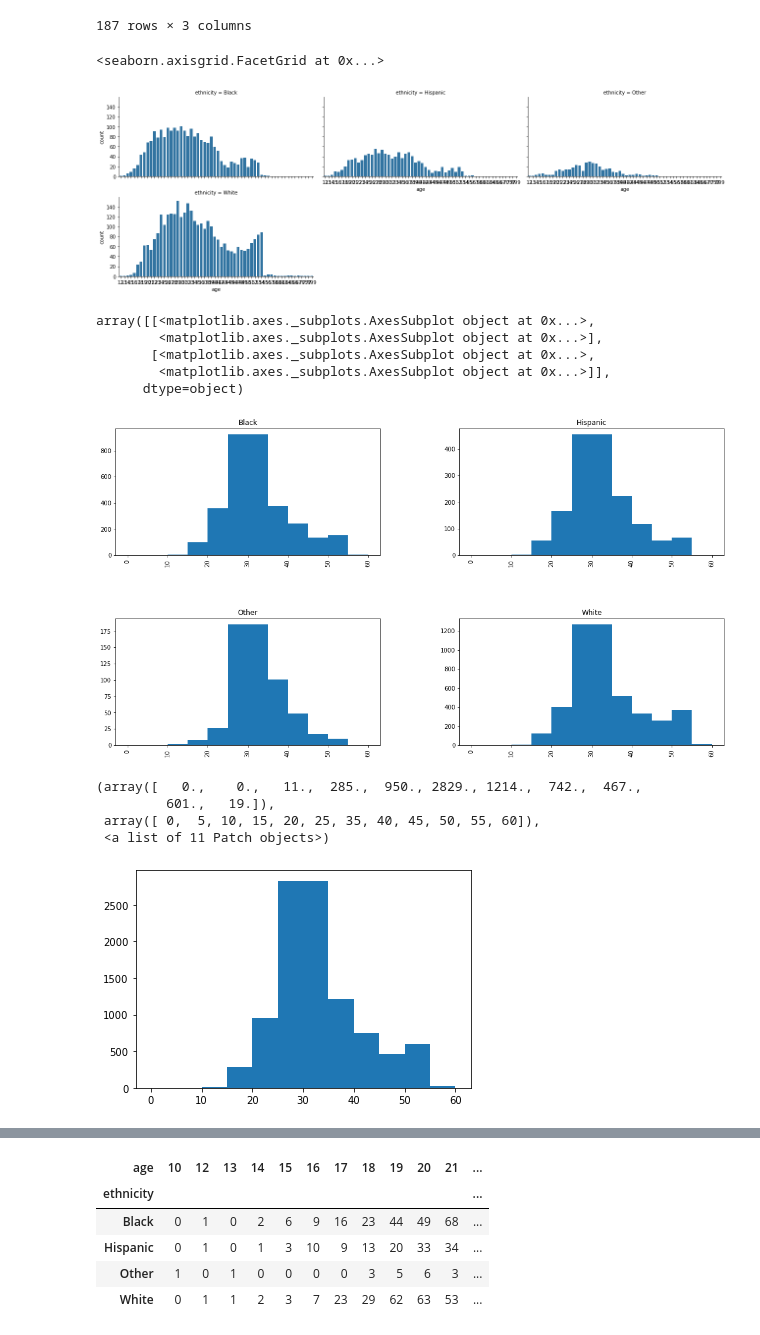
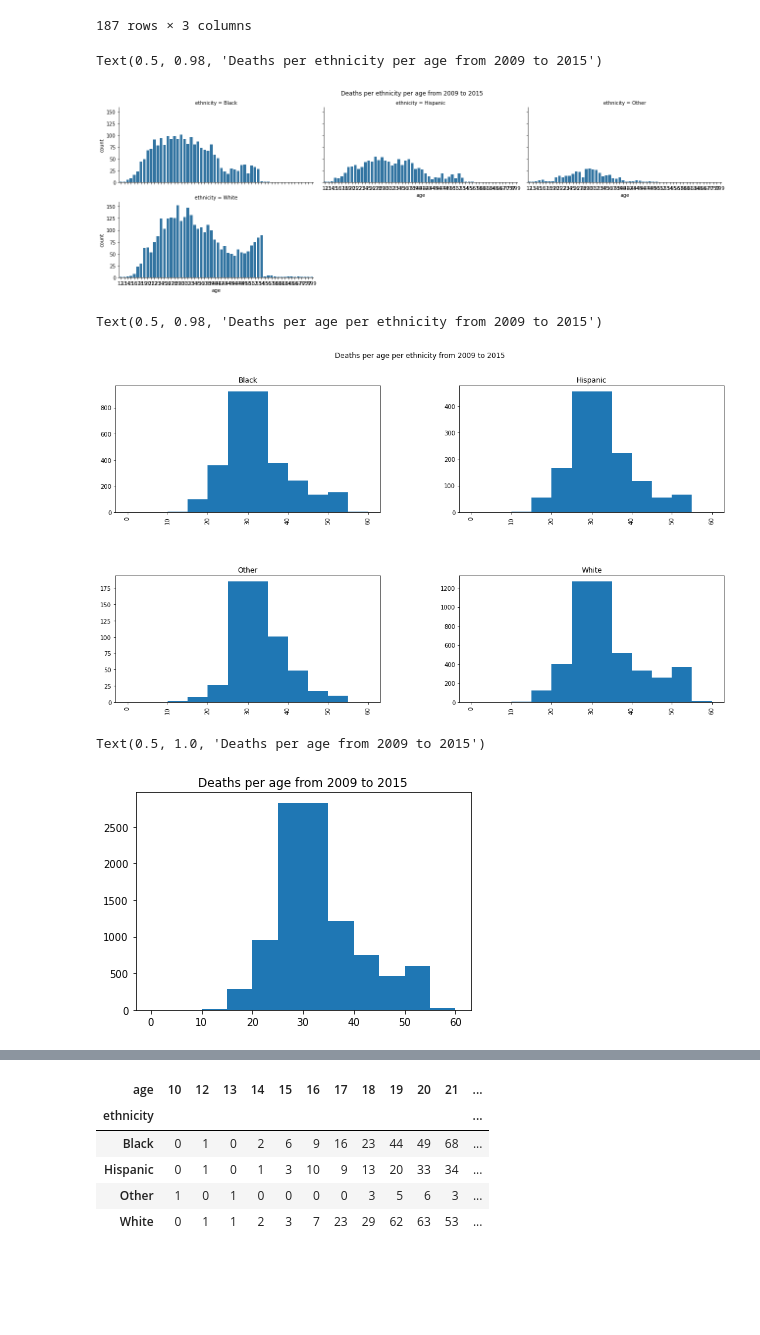
Before and after one commit to andrezafeu/maternal_mortality, a Jupyter notebook: EDA.ipynb, the cells around one changed output, grey strips where cells are left out. Drawn from its saved outputs; the diff is of its cells as text; code cells hidden in the pictures; blank space fills up the shorter version.

```diff
--- a/EDA.ipynb
+++ b/EDA.ipynb
@@ -663,30 +670,30 @@ chart = sns.FacetGrid(
     aspect=2,
     row_order=df['ethnicity'].unique
 )
+
 # to actually plot
 chart.map(sns.barplot, 'age', 'count')
+chart.fig.subplots_adjust(top=0.9)
+chart.fig.suptitle(
+    f'Deaths per ethnicity per age from {beg_year} to {end_year}'
+)
 # %% [output]
-<seaborn.axisgrid.FacetGrid at 0x...>
+Text(0.5, 0.98, 'Deaths per ethnicity per age from 2009 to 2015')
-[figure, old version]
+[figure, new version]
 # %%
 df.hist(by ='ethnicity',
        column ='age', bins=[0,5,10,15,20,25,35,40,45,50,55,60],
        figsize=(18,10)
        )
+plt.suptitle(f'Deaths per age per ethnicity from {beg_year} to {end_year}')
 # %% [output]
-array([[<matplotlib.axes._subplots.AxesSubplot object at 0x...>,
-        <matplotlib.axes._subplots.AxesSubplot object at 0x...>],
-       [<matplotlib.axes._subplots.AxesSubplot object at 0x...>,
-        <matplotlib.axes._subplots.AxesSubplot object at 0x...>]],
-      dtype=object)
+Text(0.5, 0.98, 'Deaths per age per ethnicity from 2009 to 2015')
-[figure, old version]
+[figure, new version]
 # %%
 plt.hist(df['age'], bins=[0,5,10,15,20,25,35,40,45,50,55,60])
+plt.title(f'Deaths per age from {beg_year} to {end_year}')
 # %% [output]
-(array([   0.,    0.,   11.,  285.,  950., 2829., 1214.,  742.,  467.,
-         601.,   19.]),
- array([ 0,  5, 10, 15, 20, 25, 35, 40, 45, 50, 55, 60]),
- <a list of 11 Patch objects>)
+Text(0.5, 1.0, 'Deaths per age from 2009 to 2015')
-[figure, old version]
+[figure, new version]
 # %%
 plt.hist(df['ethnicity'], bins=9, align='right', color='purple', edgecolor='black')
```
Also changed, not shown: parts of 24 cells of this notebook.
